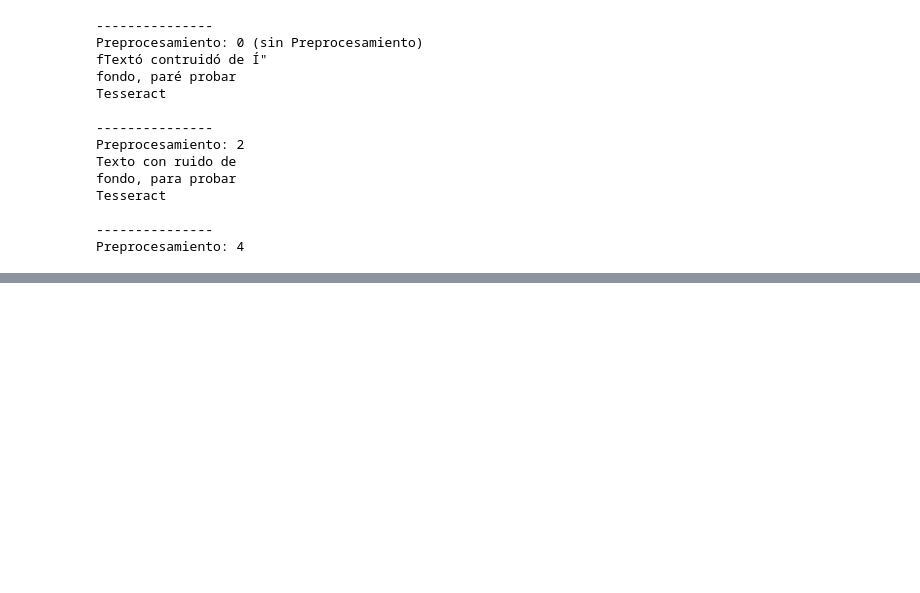
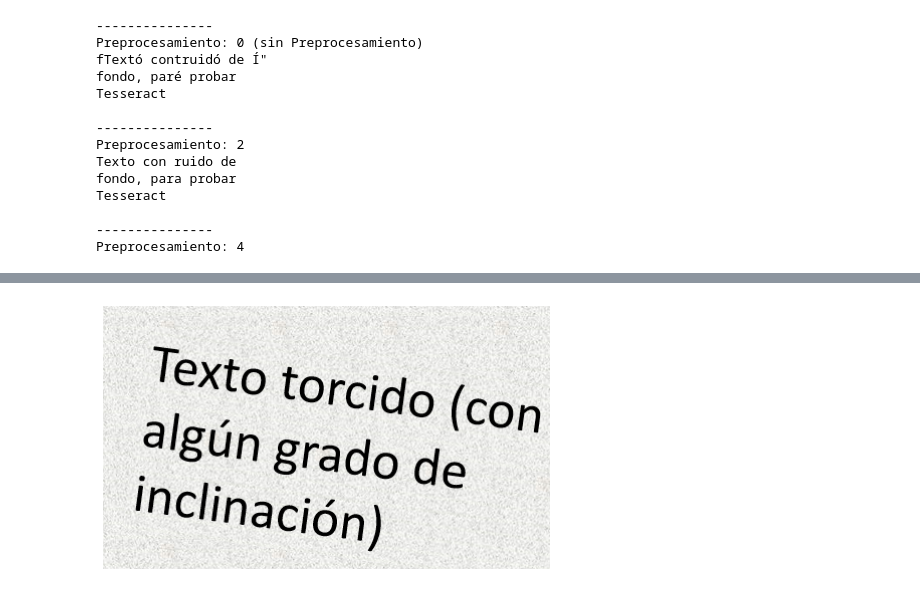
Before and after one commit to ucd-dnp/ConTexto, a Jupyter notebook: ejemplos/01_Lectura y escritura de documentos.ipynb, the cells around one changed output, grey strips where cells are left out. Saved outputs shown, nothing was run; the diff lists cells and outputs as text; code cells hidden in the pictures; blank space fills up the shorter version.

```diff
--- a/ejemplos/01_Lectura y escritura de documentos.ipynb
+++ b/ejemplos/01_Lectura y escritura de documentos.ipynb
@@ -139,0 +142,10 @@ Lo último que falta es utilizar la clase `Escritor` para escribir el texto extr
+# %%
+texto_torcido = 'entrada/texto_torcido.jpg'
+img = mpimg.imread(texto_torcido)
+
+plt.figure(figsize=(8,10))
+imgplot = plt.imshow(img)
+plt.axis('off')
+plt.show()
+# %% [output]
+[figure, added]
```
Also changed, not shown: parts of 7 cells of this notebook, 2 other files.
